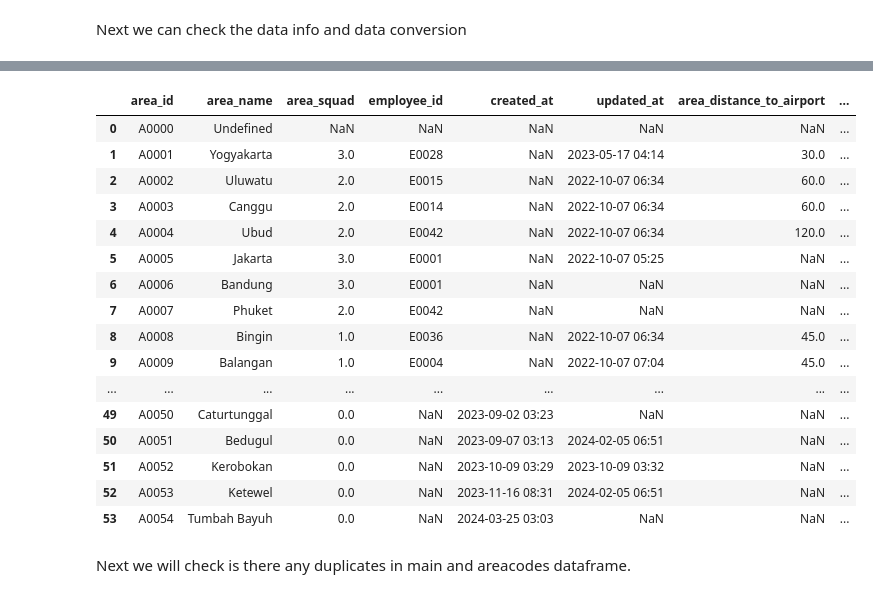
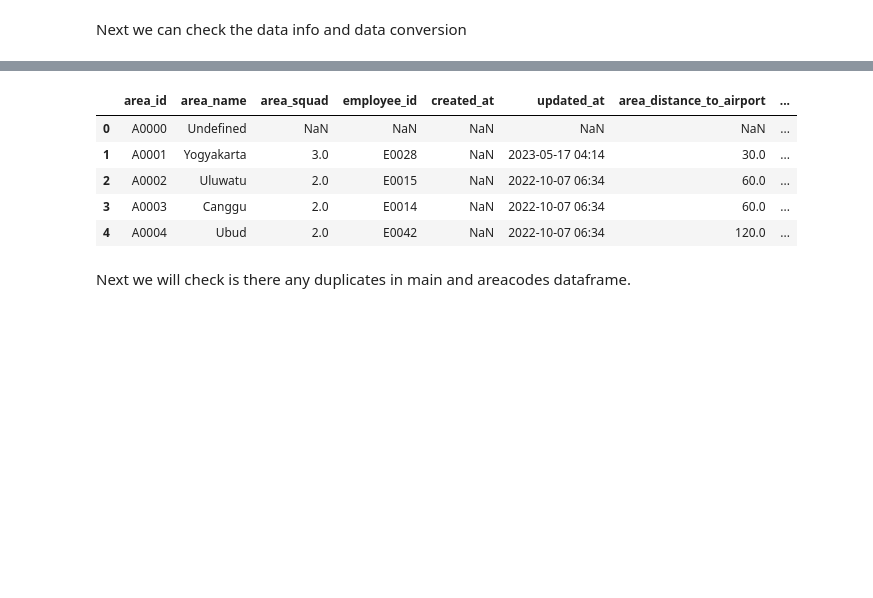
Before and after one commit to tristansuud/c241-rp03-bukitvista-room-pricing-ml, a Jupyter notebook: notebooks/datavista/cleaningdata.ipynb, the cells around one changed output, grey strips where cells are left out. Saved outputs shown, nothing was run; the diff lists cells and outputs as text; code cells hidden in the pictures; blank space fills up the shorter version.

```diff
--- a/notebooks/datavista/cleaningdata.ipynb
+++ b/notebooks/datavista/cleaningdata.ipynb
@@ -171,25 +175,14 @@ Data columns (total 10 columns):
 dtypes: float64(4), object(6)
 memory usage: 4.3+ KB
 # %%
-areacodes_df.head(54)
+areacodes_df.head()
 # %% [output]
 |  | area_id | area_name | area_squad | employee_id | created_at | updated_at | area_distance_to_airport | ... |
 | 0 | A0000 | Undefined | NaN | NaN | NaN | NaN | NaN | ... |
 | 1 | A0001 | Yogyakarta | 3.0 | E0028 | NaN | 2023-05-17 04:14 | 30.0 | ... |
 | 2 | A0002 | Uluwatu | 2.0 | E0015 | NaN | 2022-10-07 06:34 | 60.0 | ... |
 | 3 | A0003 | Canggu | 2.0 | E0014 | NaN | 2022-10-07 06:34 | 60.0 | ... |
 | 4 | A0004 | Ubud | 2.0 | E0042 | NaN | 2022-10-07 06:34 | 120.0 | ... |
-| 5 | A0005 | Jakarta | 3.0 | E0001 | NaN | 2022-10-07 05:25 | NaN | ... |
-| 6 | A0006 | Bandung | 3.0 | E0001 | NaN | NaN | NaN | ... |
-| 7 | A0007 | Phuket | 2.0 | E0042 | NaN | NaN | NaN | ... |
-| 8 | A0008 | Bingin | 1.0 | E0036 | NaN | 2022-10-07 06:34 | 45.0 | ... |
-| 9 | A0009 | Balangan | 1.0 | E0004 | NaN | 2022-10-07 07:04 | 45.0 | ... |
-| ... | ... | ... | ... | ... | ... | ... | ... | ... |
-| 49 | A0050 | Caturtunggal | 0.0 | NaN | 2023-09-02 03:23 | NaN | NaN | ... |
-| 50 | A0051 | Bedugul | 0.0 | NaN | 2023-09-07 03:13 | 2024-02-05 06:51 | NaN | ... |
-| 51 | A0052 | Kerobokan | 0.0 | NaN | 2023-10-09 03:29 | 2023-10-09 03:32 | NaN | ... |
-| 52 | A0053 | Ketewel | 0.0 | NaN | 2023-11-16 08:31 | 2024-02-05 06:51 | NaN | ... |
-| 53 | A0054 | Tumbah Bayuh | 0.0 | NaN | 2024-03-25 03:03 | NaN | NaN | ... |
 # %% [markdown]
 Next we will check is there any duplicates in main and areacodes dataframe.
 # %%
```
Also changed, not shown: parts of 56 cells of this notebook.
